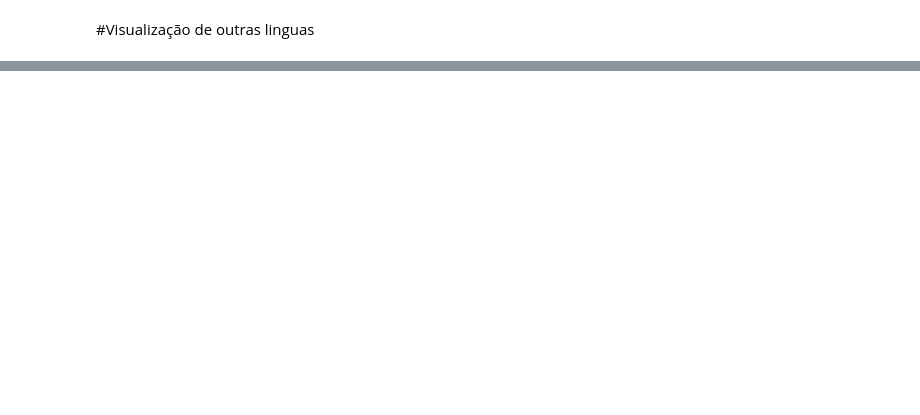
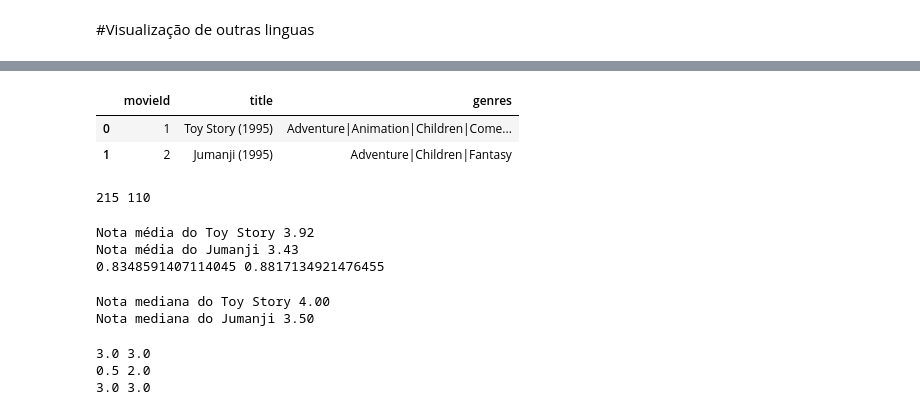
Before and after one commit to rafaelcamelo31/Introdu-o-a-Data-Science, a Jupyter notebook: Introdução_a_Data_Science.ipynb, the cells around one changed output, grey strips where cells are left out. Drawn from its saved outputs; the diff is of its cells as text; code cells hidden in the pictures; blank space fills up the shorter version.

```diff
--- a/Introdução_a_Data_Science.ipynb
+++ b/Introdução_a_Data_Science.ipynb
@@ -252,0 +235,27 @@ sns.catplot(x='original_language', kind='count', data = total_outra_lingua)
+# %%
+movies.head(2)
+# %% [output]
+|  | movieId | title | genres |
+| 0 | 1 | Toy Story (1995) | Adventure|Animation|Children|Come... |
+| 1 | 2 | Jumanji (1995) | Adventure|Children|Fantasy |
+# %%
+notas_toystory = ratings.query("movieId == '1'")
+notas_jumanji = ratings.query("movieId =='2'")
+print(len(notas_toystory), len(notas_jumanji))
+# %% [output]
+215 110
+# %%
+print('Nota média do Toy Story %.2f'%notas_toystory.rating.mean())
+print('Nota média do Jumanji %.2f'%notas_jumanji.rating.mean())
+
+print(notas_toystory.rating.std(), notas_jumanji.rating.std())
+# %% [output]
+Nota média do Toy Story 3.92
+Nota média do Jumanji 3.43
+0.8348591407114045 0.8817134921476455
+# %%
+print('Nota mediana do Toy Story %.2f'%notas_toystory.rating.median())
+print('Nota mediana do Jumanji %.2f'%notas_jumanji.rating.median())
+# %% [output]
+Nota mediana do Toy Story 4.00
+Nota mediana do Jumanji 3.50
@@ -252,0 +267,8 @@ sns.catplot(x='original_language', kind='count', data = total_outra_lingua)
+# %%
+print(movie1.mean(),movie2.mean())
+print(np.std(movie1),np.std(movie2))
+print(np.median(movie1),np.median(movie2))
+# %% [output]
+3.0 3.0
+0.5 2.0
+3.0 3.0
```
Also changed, not shown: parts of 11 cells of this notebook.
